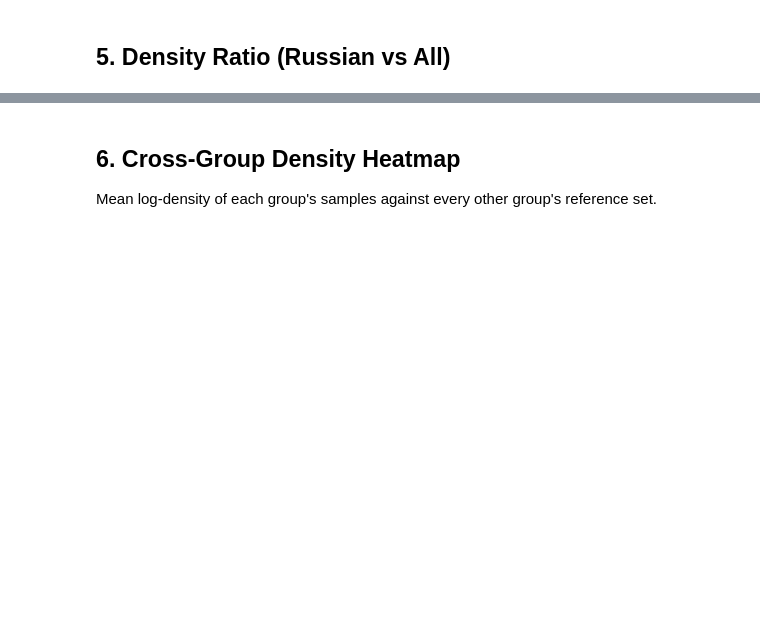
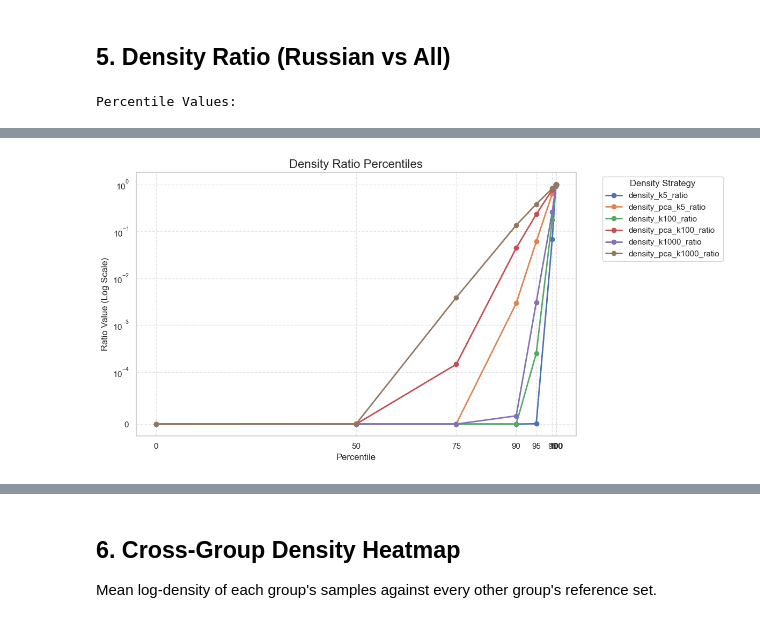
Before and after one commit to alex-dias/modernbert-hs, a Jupyter notebook: notebooks/02_embedding_analysis.ipynb, the cells around one changed output, grey strips where cells are left out. Drawn from its saved outputs; the diff is of its cells as text; code cells hidden in the pictures; blank space fills up the shorter version.

```diff
--- a/notebooks/02_embedding_analysis.ipynb
+++ b/notebooks/02_embedding_analysis.ipynb
@@ -227,2 +209,42 @@ plt.show()
 # %% [markdown]
 ## 5. Density Ratio (Russian vs All)
+# %%
+import pandas as pd
+import numpy as np
+import matplotlib.pyplot as plt
+import seaborn as sns
+
+
+# 1. Load the data
+csv_path = "../outputs/2_embeddings/toxigen/sentence-transformers_all-mpnet-base-v2/densities.csv"
+df = pd.read_csv(csv_path)
+# Filter only the ratio columns
+ratio_cols = [c for c in df.columns if "ratio" in c]
+# 2. Calculate the percentiles
+percentiles = [0, 50, 75, 90, 95, 99, 99.9, 100]
+percentile_data = {}
+for col in ratio_cols:
+    # We use np.percentile to calculate the exact values at each threshold
+    percentile_data[col] = np.percentile(df[col].values, percentiles)
+# Create a DataFrame for easy viewing
+percentile_df = pd.DataFrame(percentile_data, index=[f"{p}th" for p in percentiles])
+print("Percentile Values:")
+display(percentile_df)
+# 3. Plot the percentiles
+plt.figure(figsize=(12, 6))
+sns.set_theme(style="whitegrid")
+# Plot each column's percentiles as a line
+for col in ratio_cols:
+    plt.plot(percentiles, percentile_data[col], marker='o', label=col, linewidth=2)
+plt.title("Density Ratio Percentiles", fontsize=16)
+plt.xlabel("Percentile", fontsize=12)
+plt.ylabel("Ratio Value (Log Scale)", fontsize=12)
+# Use a symlog (symmetrical log) scale because we have exact zeroes
+plt.yscale("symlog", linthresh=1e-4)
+plt.xticks(percentiles)
+plt.legend(title="Density Strategy", bbox_to_anchor=(1.05, 1), loc='upper left')
+plt.grid(True, which="both", ls="--", alpha=0.5)
+plt.tight_layout()
+plt.show()
+# %% [output]
+Percentile Values:
@@ -229,3 +260,4 @@ plt.show()
+[figure, added]
 # %%
 # Density ratio per K and embedding space (raw vs PCA)
 n_rows, n_cols = len(K_VALUES), 2
```
Also changed, not shown: parts of 7 cells of this notebook, 5 other files.
